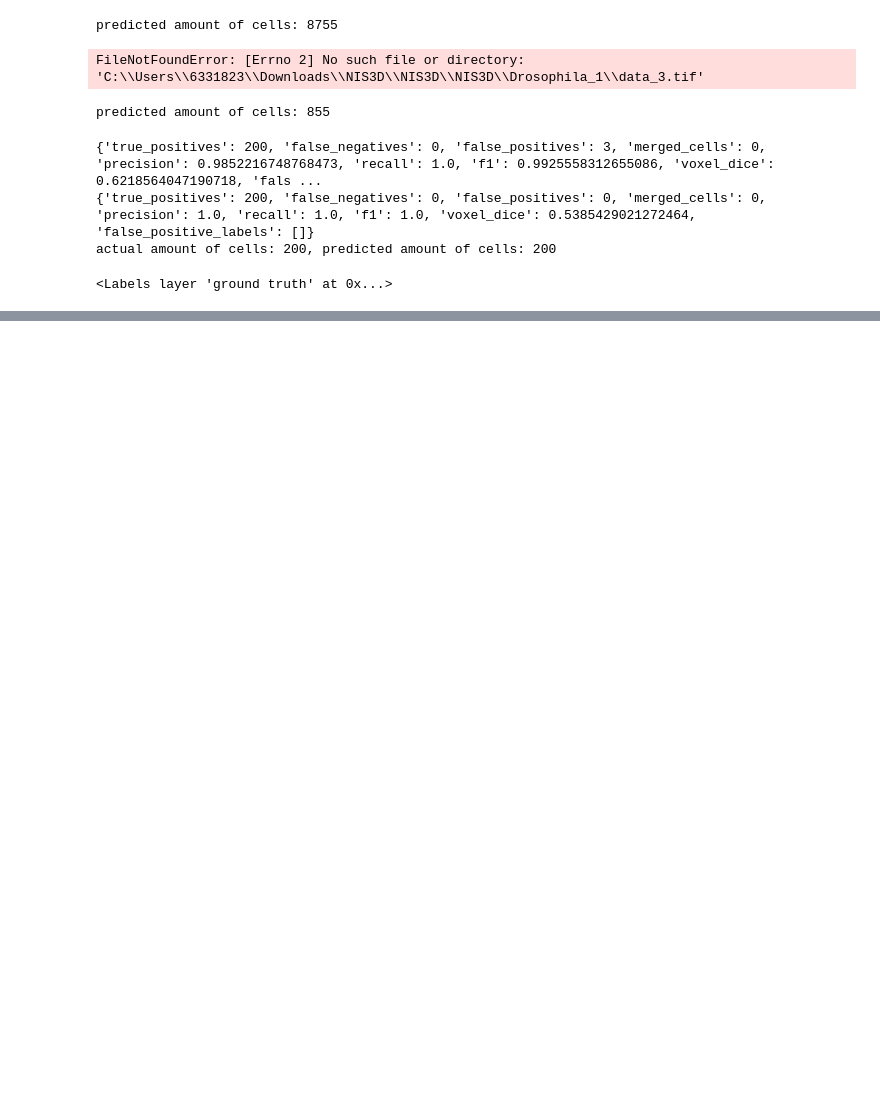
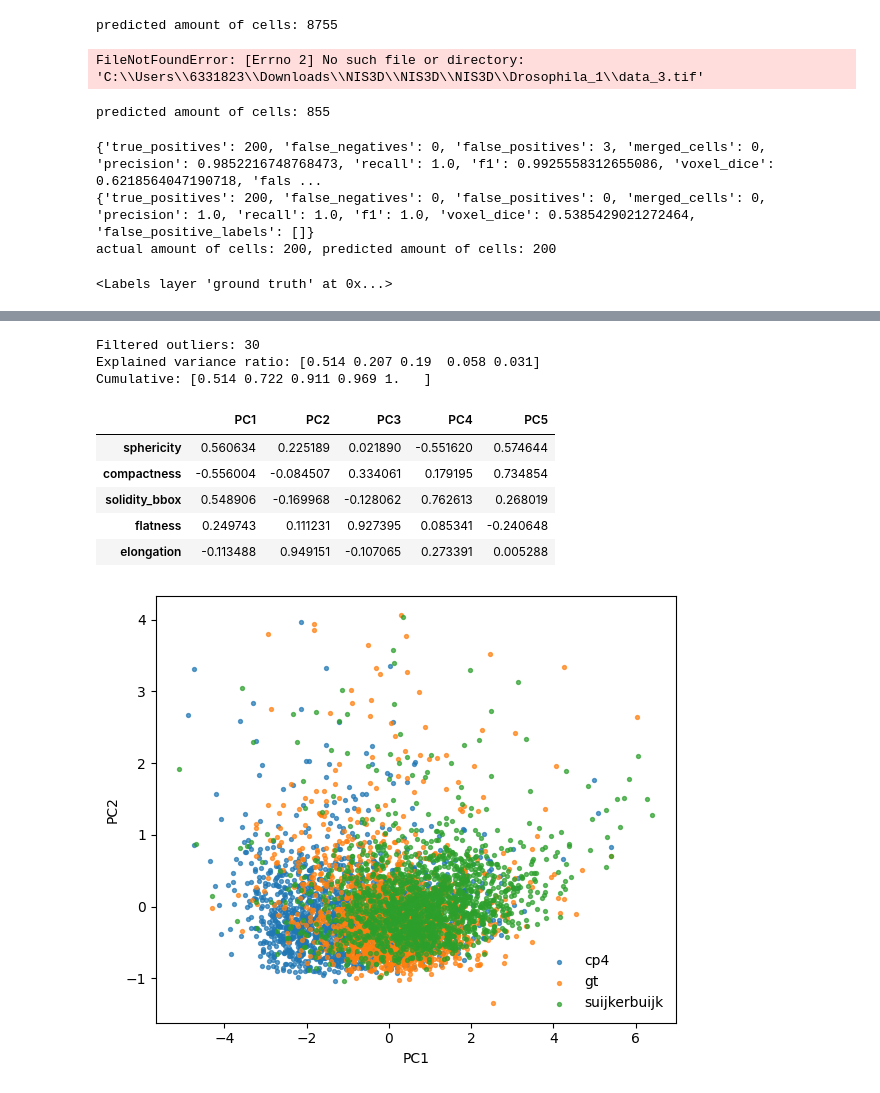
Before and after one commit to SuijkerbuijkLab/NucLogic, a Jupyter notebook: miscellaneous/stitching.ipynb, the cells around one changed output, grey strips where cells are left out. Saved outputs shown, nothing was run; the diff lists cells and outputs as text; code cells hidden in the pictures; blank space fills up the shorter version.

```diff
--- a/miscellaneous/stitching.ipynb
+++ b/miscellaneous/stitching.ipynb
@@ -3415,0 +3388,54 @@ torch version:          2.7.1+cu128
+# %%
+# ...existing code...
+# --- POD / PCA on scaled features ---
+from sklearn.decomposition import PCA
+import numpy as np
+import pandas as pd
+import matplotlib.pyplot as plt
+from scipy.stats import zscore
+
+pca = PCA(n_components=5, random_state=42)
+scores = pca.fit_transform(X_scaled)
+
+df_all["pc1"] = scores[:, 0]
+df_all["pc2"] = scores[:, 1]
+
+# filter outliers for plotting only
+z = np.abs(zscore(df_all[["pc1", "pc2"]], nan_policy="omit"))
+keep = (z < 4).all(axis=1)  # adjust threshold if needed
+df_plot = df_all[keep].copy()
+
+print(f"Filtered outliers: {len(df_all) - len(df_plot)}")
+
+# explained variance
+print("Explained variance ratio:", np.round(pca.explained_variance_ratio_, 3))
+print("Cumulative:", np.round(np.cumsum(pca.explained_variance_ratio_), 3))
+
+# loadings (feature contributions)
+loadings = pd.DataFrame(
+    pca.components_.T,
+    index=feature_cols,
+    columns=[f"PC{i+1}" for i in range(pca.n_components_)],
+)
+display(loadings.sort_values("PC1", key=np.abs, ascending=False).head(10))
+
+# PC1/PC2 scatter
+plt.figure(figsize=(6, 5))
+for label, grp in df_plot.groupby("source"):
+    plt.scatter(grp["pc1"], grp["pc2"], s=8, alpha=0.7, label=label)
+plt.xlabel("PC1")
+plt.ylabel("PC2")
+plt.legend(frameon=False)
+plt.tight_layout()
+plt.show()
+# %% [output]
+Filtered outliers: 30
+Explained variance ratio: [0.514 0.207 0.19  0.058 0.031]
+Cumulative: [0.514 0.722 0.911 0.969 1.   ]
+|  | PC1 | PC2 | PC3 | PC4 | PC5 |
+| sphericity | 0.560634 | 0.225189 | 0.021890 | -0.551620 | 0.574644 |
+| compactness | -0.556004 | -0.084507 | 0.334061 | 0.179195 | 0.734854 |
+| solidity_bbox | 0.548906 | -0.169968 | -0.128062 | 0.762613 | 0.268019 |
+| flatness | 0.249743 | 0.111231 | 0.927395 | 0.085341 | -0.240648 |
+| elongation | -0.113488 | 0.949151 | -0.107065 | 0.273391 | 0.005288 |
+[figure, added]
```
Also changed, not shown: parts of 16 cells of this notebook, 1 other file.
